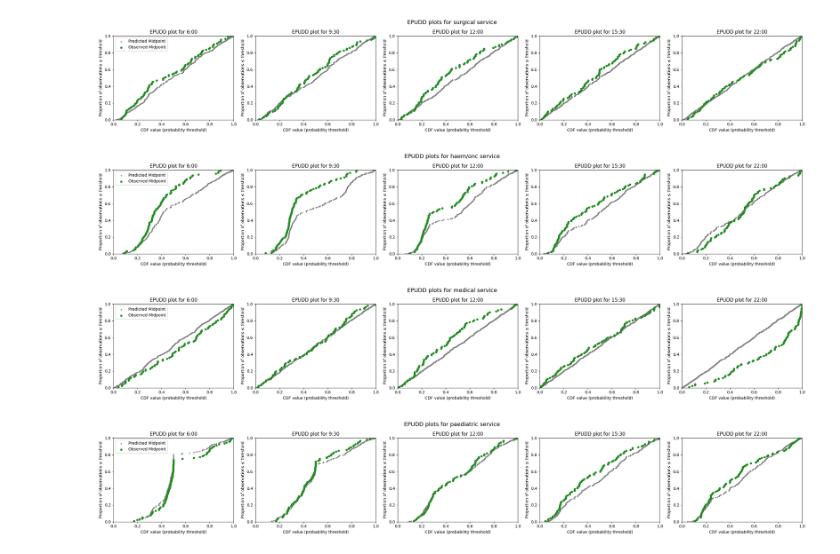
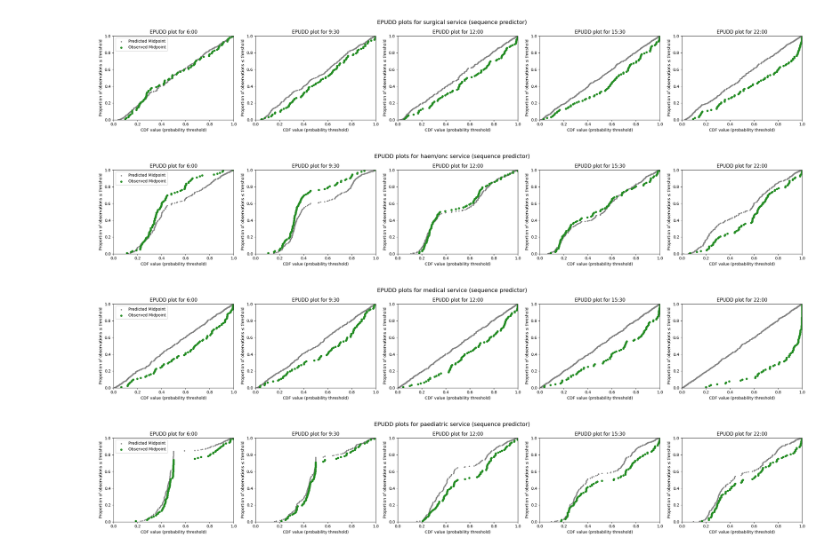
Before and after one commit to UCL-CORU/patientflow, a Jupyter notebook: notebooks/3d_Evaluate_bed_demand_by_hospital_service.ipynb, the cells around one changed output. Drawn from its saved outputs; the diff is of its cells as text; code cells hidden in the pictures.

```diff
--- a/notebooks/3d_Evaluate_bed_demand_by_hospital_service.ipynb
+++ b/notebooks/3d_Evaluate_bed_demand_by_hospital_service.ipynb
@@ -213,21 +138,31 @@ from patientflow.evaluate import calc_mae_mpe
 from patientflow.viz.observed_against_expected import plot_deltas
 
 for specialty in specialties:
-    specialty_prob_dist = {time: dist_dict[specialty] for time, dist_dict in prob_dist_dict_all.items()}
+    specialty_prob_dist = {
+        model_key: dist_dict[specialty]
+        for model_key, dist_dict in prob_dist_dict_all.items()
+    }
     results = calc_mae_mpe(specialty_prob_dist)
-    plot_deltas(results, suptitle=f"Histograms of Observed - Expected Values for {specialty} service")
+    plot_deltas(
+        results,
+        suptitle=f"Histograms of observed - expected values for {specialty} service",
+    )
 # %%
 from patientflow.viz.epudd import plot_epudd
 
 for specialty in specialties:
-    specialty_prob_dist = {time: dist_dict[specialty] for time, dist_dict in prob_dist_dict_all.items()}
-
-    plot_epudd(ed_visits.prediction_time.unique(),
-            specialty_prob_dist,
-            model_name="admissions",
-            suptitle=f"EPUDD plots for {specialty} service")
+    specialty_prob_dist = {
+        model_key: dist_dict[specialty]
+        for model_key, dist_dict in prob_dist_dict_all.items()
+    }
+    plot_epudd(
+        prediction_times,
+        specialty_prob_dist,
+        model_name=model_name,
+        suptitle=f"EPUDD plots for {specialty} service (sequence predictor)",
+    )
 # %% [output]
-[figure, old version]
+[figure, new version]
-[figure, old version]
+[figure, new version]
-[figure, old version]
+[figure, new version]
-[figure, old version]
+[figure, new version]
```
Also changed, not shown: parts of 24 cells of this notebook, 14 other files.
